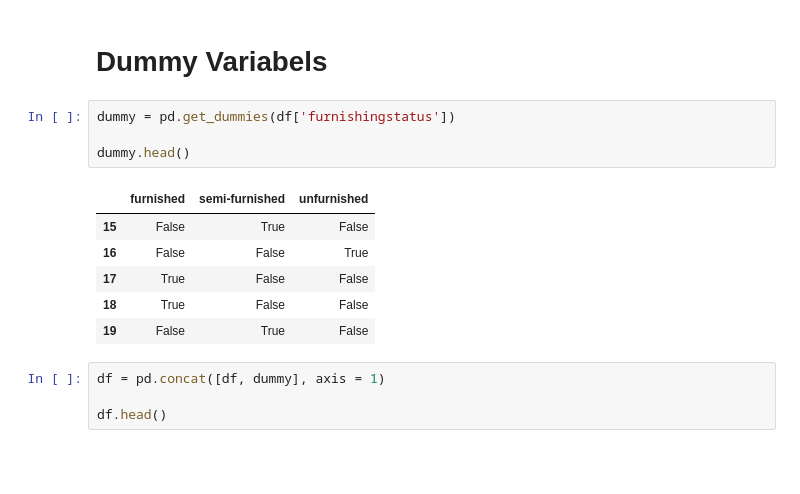
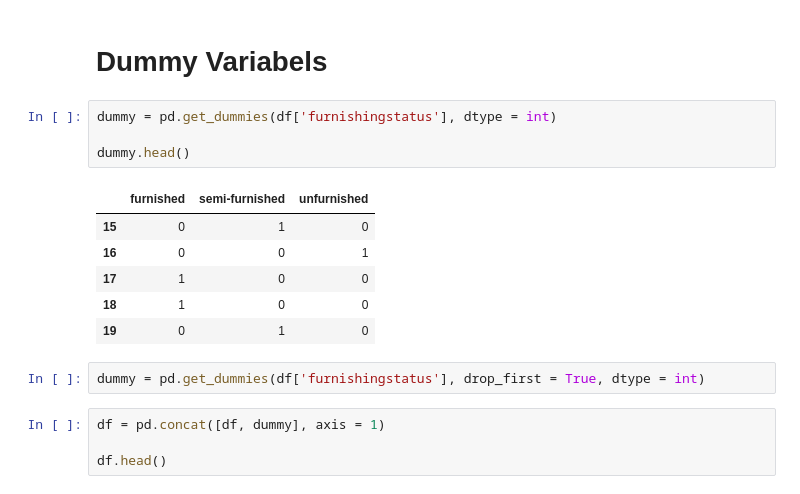
Before and after one commit to arydotme/house-pricing-linear-regression, a Jupyter notebook: house_pricing.ipynb, the cells around one changed output. Saved outputs shown, nothing was run; the diff lists cells and outputs as text; blank space fills up the shorter version.

Commit message:
fix dummy variabel

```diff
--- a/house_pricing.ipynb
+++ b/house_pricing.ipynb
@@ -182,16 +182,18 @@ df.head()
 # %% [markdown]
 # Dummy Variabels
 # %%
-dummy = pd.get_dummies(df['furnishingstatus'])
+dummy = pd.get_dummies(df['furnishingstatus'], dtype = int)
 
 dummy.head()
 # %% [output]
 |  | furnished | semi-furnished | unfurnished |
-| 15 | False | True | False |
-| 16 | False | False | True |
-| 17 | True | False | False |
-| 18 | True | False | False |
-| 19 | False | True | False |
+| 15 | 0 | 1 | 0 |
+| 16 | 0 | 0 | 1 |
+| 17 | 1 | 0 | 0 |
+| 18 | 1 | 0 | 0 |
+| 19 | 0 | 1 | 0 |
+# %%
+dummy = pd.get_dummies(df['furnishingstatus'], drop_first = True, dtype = int)
 # %%
 df = pd.concat([df, dummy], axis = 1)
 
```
Also changed, not shown: parts of 1 cell of this notebook.
